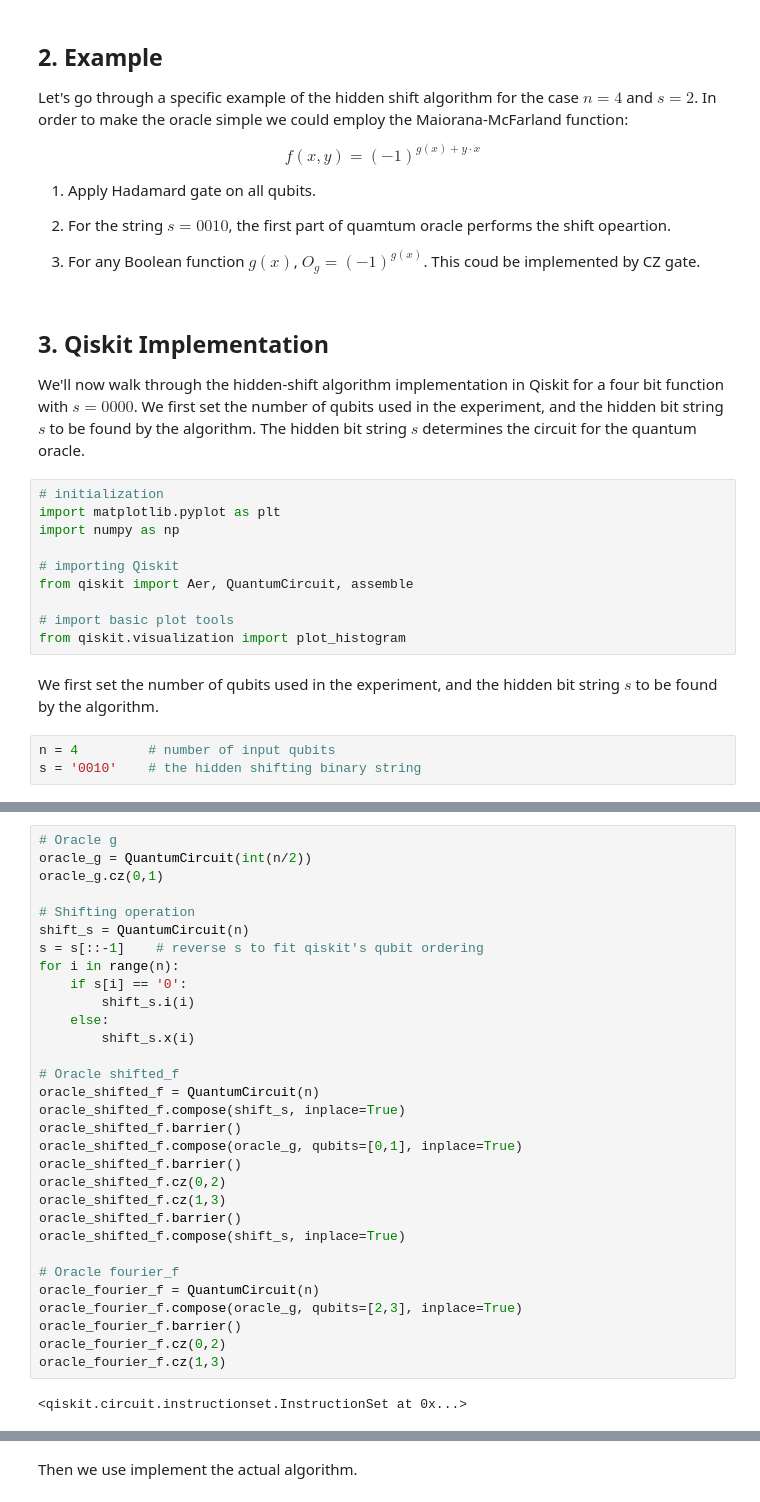
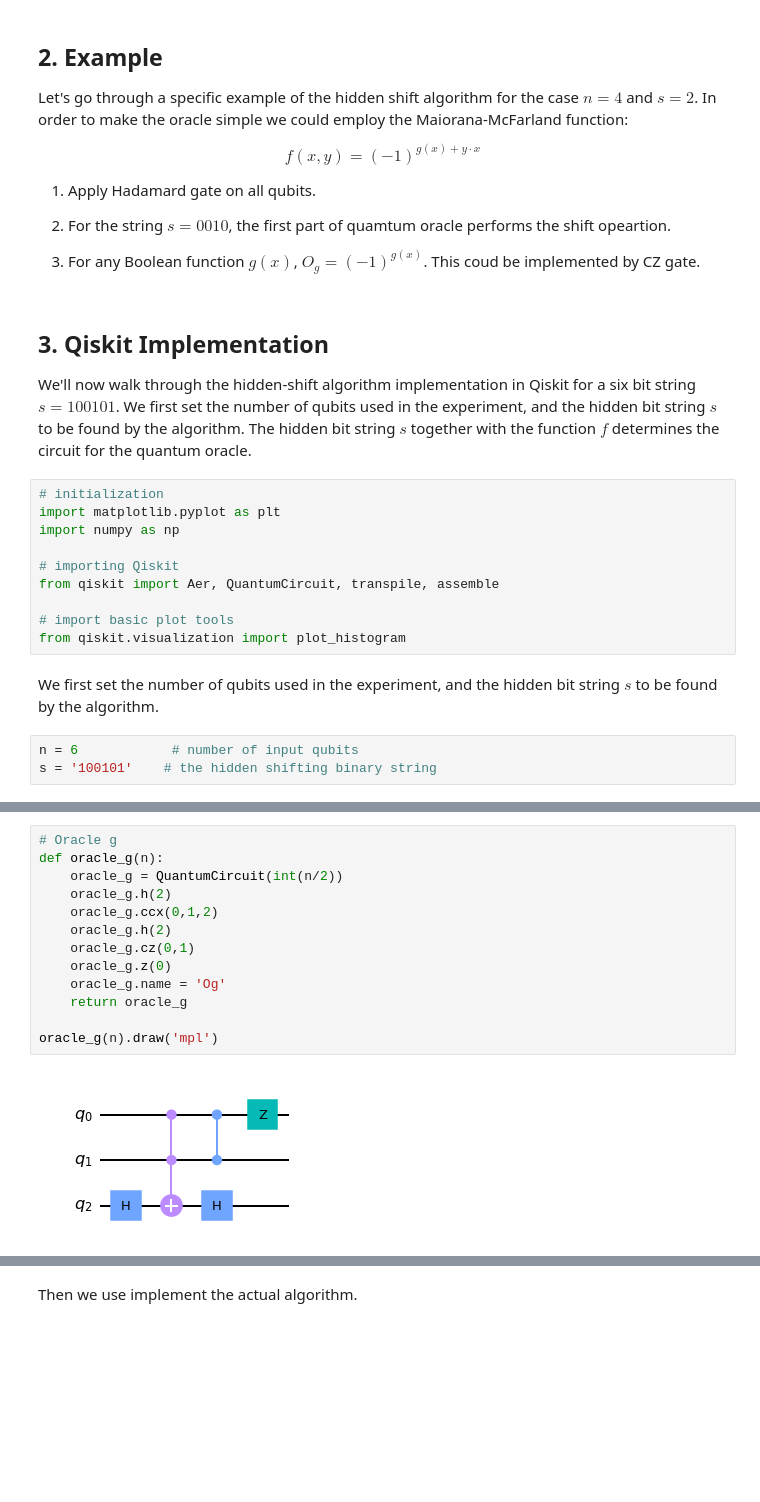
Before and after one commit to Team-Hidden-Name/hidden-shift-problem, a Jupyter notebook: hidden-shift-problem.ipynb, the cells around one changed output, grey strips where cells are left out. Saved outputs shown, nothing was run; the diff lists cells and outputs as text; blank space fills up the shorter version.

```diff
--- a/hidden-shift-problem.ipynb
+++ b/hidden-shift-problem.ipynb
@@ -112,56 +113,38 @@ $$
 # %% [markdown]
 ## 3. Qiskit Implementation <a id='implementation'> </a>
 
-We'll now walk through the hidden-shift algorithm implementation in Qiskit for a four bit function with $s=0000$. We first set the number of qubits used in the experiment, and the hidden bit string $s$ to be found by the algorithm. The hidden bit string $s$ determines the circuit for the quantum oracle.
+We'll now walk through the hidden-shift algorithm implementation in Qiskit for a six bit string $s=100101$. We first set the number of qubits used in the experiment, and the hidden bit string $s$ to be found by the algorithm. The hidden bit string $s$ together with the function $f$ determines the circuit for the quantum oracle.
 # %%
 # initialization
 import matplotlib.pyplot as plt
 import numpy as np
 
 # importing Qiskit
-from qiskit import Aer, QuantumCircuit, assemble
+from qiskit import Aer, QuantumCircuit, transpile, assemble
 
 # import basic plot tools
 from qiskit.visualization import plot_histogram
 # %% [markdown]
 We first set the number of qubits used in the experiment, and the hidden bit string $s$ to be found by the algorithm.
 # %%
-n = 4         # number of input qubits
-s = '0010'    # the hidden shifting binary string
+n = 6            # number of input qubits
+s = '100101'    # the hidden shifting binary string
 # %% [markdown]
 We then use Qiskit to program the oracle.
 
 ![circuit_fig](images/tentative_fig1.png)
 # %%
 # Oracle g
-oracle_g = QuantumCircuit(int(n/2))
-oracle_g.cz(0,1)
+def oracle_g(n):
+    oracle_g = QuantumCircuit(int(n/2))
+    oracle_g.h(2)
+    oracle_g.ccx(0,1,2)
+    oracle_g.h(2)
+    oracle_g.cz(0,1)
+    oracle_g.z(0)
+    oracle_g.name = 'Og'
+    return oracle_g
 
-# Shifting operation
-shift_s = QuantumCircuit(n)
-s = s[::-1]    # reverse s to fit qiskit's qubit ordering
-for i in range(n):
-    if s[i] == '0':
-        shift_s.i(i)
-    else:
-        shift_s.x(i)
-
-# Oracle shifted_f
-oracle_shifted_f = QuantumCircuit(n)
-oracle_shifted_f.compose(shift_s, inplace=True)
-oracle_shifted_f.barrier()
-oracle_shifted_f.compose(oracle_g, qubits=[0,1], inplace=True)
-oracle_shifted_f.barrier()
-oracle_shifted_f.cz(0,2)
-oracle_shifted_f.cz(1,3)
-oracle_shifted_f.barrier()
-oracle_shifted_f.compose(shift_s, inplace=True)
-
-# Oracle fourier_f
-oracle_fourier_f = QuantumCircuit(n)
-oracle_fourier_f.compose(oracle_g, qubits=[2,3], inplace=True)
-oracle_fourier_f.barrier()
-oracle_fourier_f.cz(0,2)
-oracle_fourier_f.cz(1,3)
+oracle_g(n).draw('mpl')
 # %% [output]
-<qiskit.circuit.instructionset.InstructionSet at 0x...>
+[figure, added]
```
Also changed, not shown: parts of 8 cells of this notebook.
